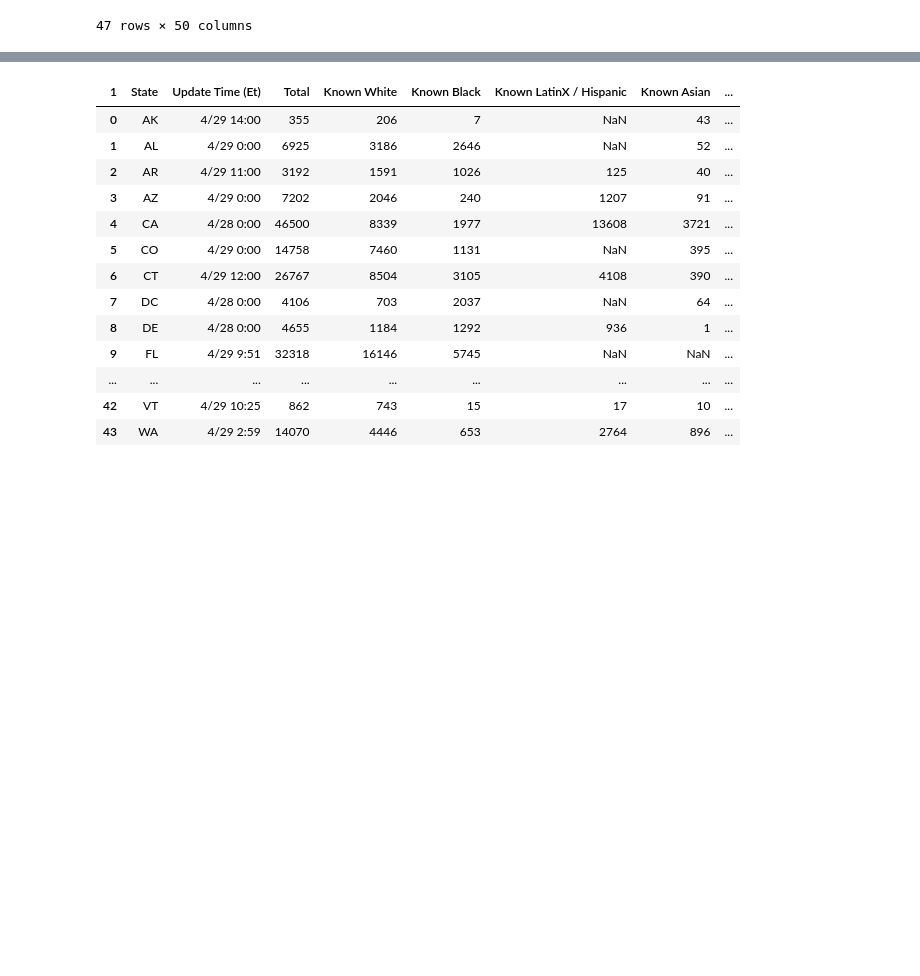
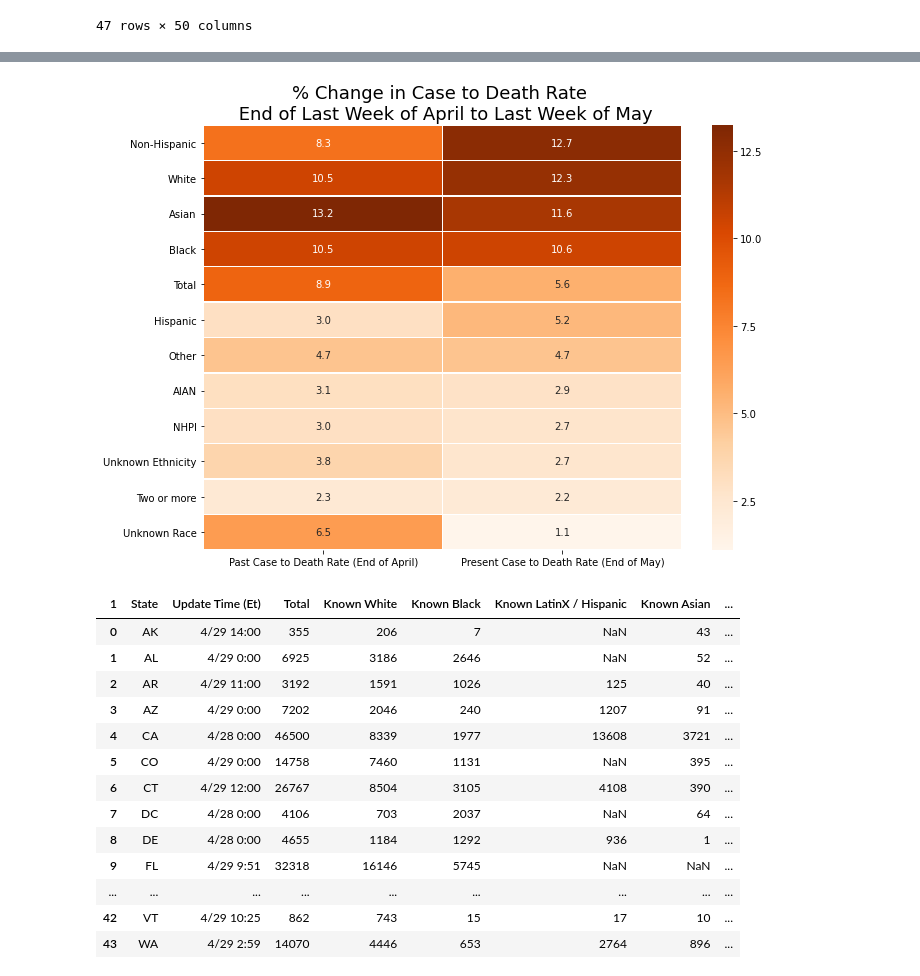
Before and after one commit to hanesy/covid-tracking, a Jupyter notebook: race-data-exploration.ipynb, the cells around one changed output, grey strips where cells are left out. Drawn from its saved outputs; the diff is of its cells as text; code cells hidden in the pictures; blank space fills up the shorter version.

```diff
--- a/race-data-exploration.ipynb
+++ b/race-data-exploration.ipynb
@@ -431,13 +446,13 @@ positive_unknown_us
 | 2 | % Known Positive | NaN | NaN | NaN | NaN | NaN | NaN | NaN | NaN | NaN |
 | 3 | % US | NaN | NaN | NaN | NaN | NaN | NaN | NaN | NaN | NaN |
 # %%
-for column in positive_unknown_us.columns:
+for column in positive_us.columns:
     if column != "ID":
-        values = (positive_unknown_us[column]/positive_unknown_us['Total']).values
-        positive_unknown_us.loc[[2], column] = values[0]*100
-        positive_unknown_us.loc[[3], column] = values[1]*100
+        values = (positive_us[column]/positive_us['Total']).values
+        positive_us.loc[[2], column] = values[0]*100
+        positive_us.loc[[3], column] = values[1]*100
 
-positive_unknown_us
+positive_us
 # %% [output]
 |  | ID | Total | Black | Hispanic | Asian | NHPI | AIAN | Two or more | White | Other |
 | 0 | # Known Positive | 1.69006e+06 | 198672 | 261901 | 32259 | 2342 | 9974 | 8509 | 355939 | 73140 |
@@ -651,4 +714,4 @@ positive_past_df = positive_past_df.drop(drop_columns, axis = 1).reset_index(dro
 
 death_past_df = dr_data_past_df.iloc[:, np.r_[0:positive_index, death_index:negative_index]]
 # death_df = death_df.iloc[:, :-1]
-death_past_df = death_past_df.drop(drop_columns, axis = 1)
+death_past_df = death_past_df.drop(drop_columns, axis = 1).reset_index(drop = True)
@@ -694,0 +751,4 @@ test
+# %%
+deathrate_df["Past Case to Death Rate (End of April)"] = deathrate_df["Past Deaths"]/deathrate_df["Past Positive Cases"]*100
+deathrate_df["Present Case to Death Rate (End of May)"] = deathrate_df["Present Deaths"]/deathrate_df["Present Positive Cases"]*100
+deathrate_df
@@ -695,2 +769,29 @@ test
+# %%
+fig, ax = plt.subplots(figsize=(10,7))
+title = "% Change in Case to Death Rate \n End of Last Week of April to Last Week of May"
+chart_df = deathrate_df[["Past Case to Death Rate (End of April)", "Present Case to Death Rate (End of May)"]]
+chart_df = chart_df.sort_values("Present Case to Death Rate (End of May)", ascending = False)
+
+plt.title(title, fontsize=18)
+
+sns.heatmap(chart_df, cmap = 'Oranges', linewidths = 0.30, annot =True, fmt = '.1f', ax=ax)
+
+# plt.xlabel ("final date of the week")
+
+# textstr = "Sources: The COVID Tracking Project"
+# plt.gcf().text(.65, .91, textstr, fontsize=8)
+
+# textstr = "US Census Population Estimates"
+# plt.gcf().text(.70, .90, textstr, fontsize=8)
+
+# textstr = "Created by: Heain Yee"
+# plt.gcf().text(.65, .89, textstr, fontsize=8)
+fig.tight_layout()
+
+plt.savefig("images/%CasetoDeathbyRace")
+
+plt.show()
+# %% [output]
+[figure, added]
 # %%
 positive_past_df
```
Also changed, not shown: parts of 25 cells of this notebook, 3 other files.
